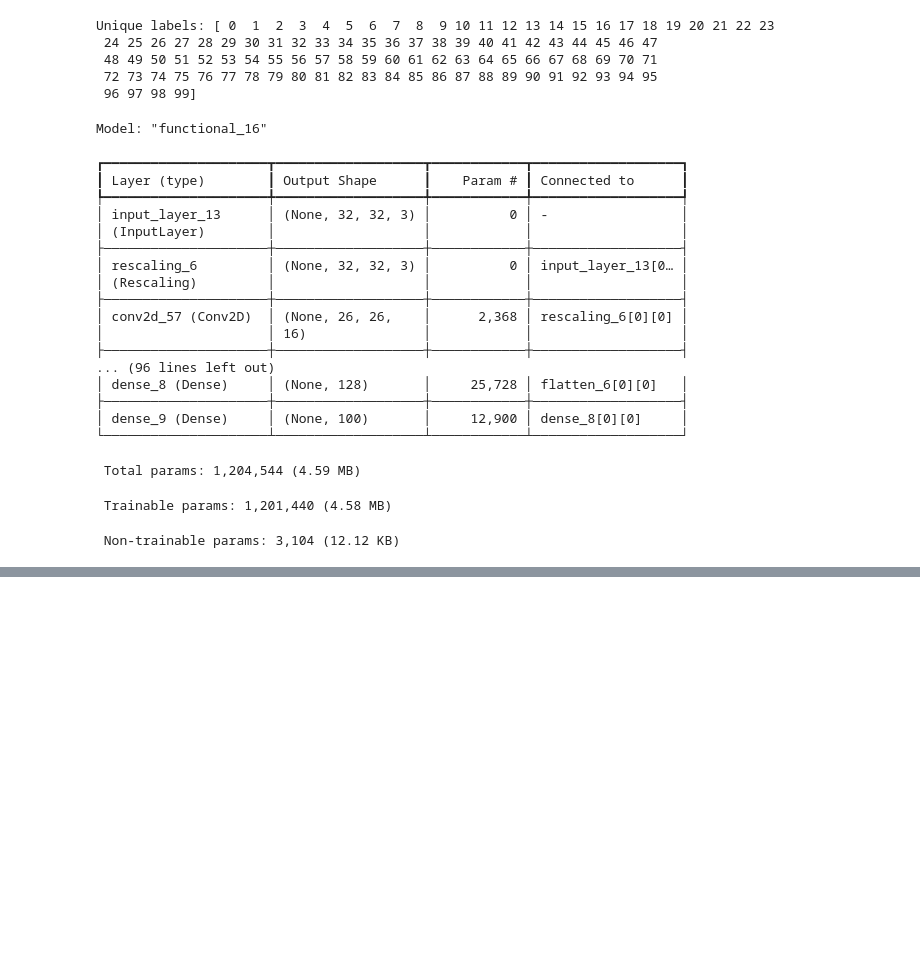
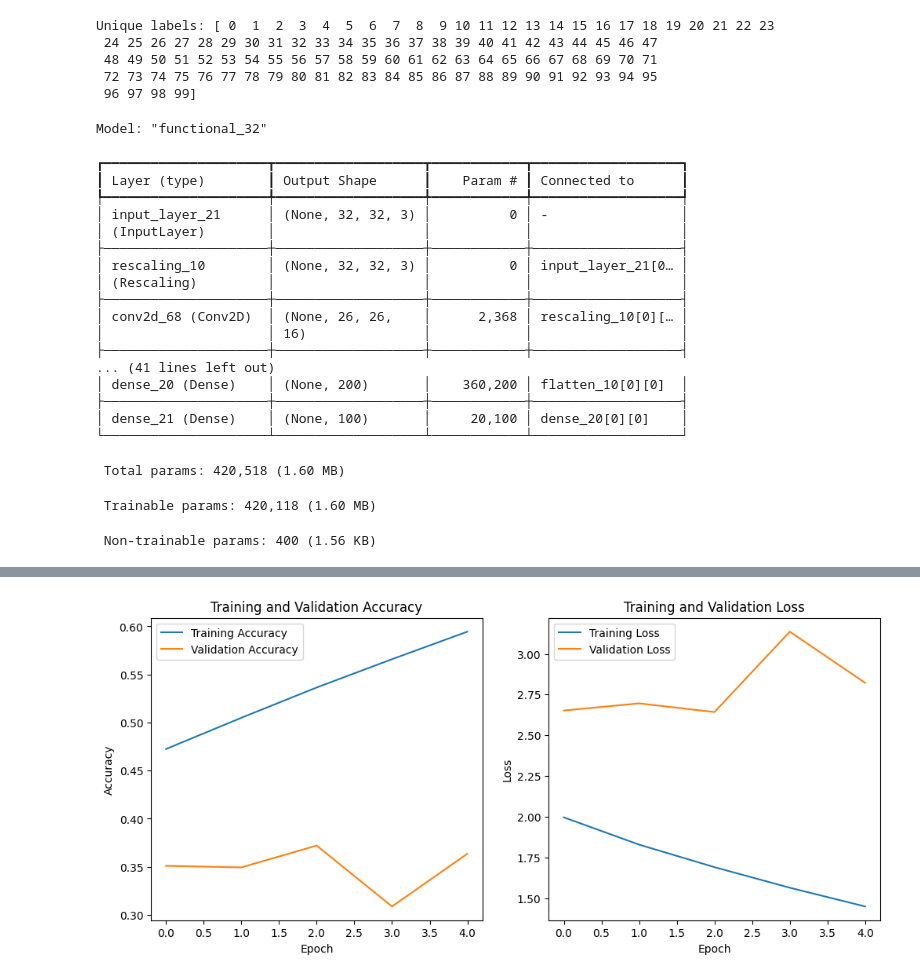
Before and after one commit to jon65/CNN_projects, a Jupyter notebook: assignment2 /task3/task3.ipynb, the cells around one changed output, grey strips where cells are left out. Drawn from its saved outputs; the diff is of its cells as text; code cells hidden in the pictures; blank space fills up the shorter version.

```diff
--- a/assignment2 /task3/task3.ipynb
+++ b/assignment2 /task3/task3.ipynb
@@ -57,23 +57,18 @@ def residual_block(x, filters, kernel_size, strides=(1, 1), padding='same'):
 # Define the model
 inputs = layers.Input(shape=(img_height, img_width, 3))
 x = data_augmentation(inputs)
-x = layers.Rescaling(1./255)(inputs)
+x = layers.Rescaling(1./255)(x)
 x = layers.Conv2D(16, (7, 7), strides=(1, 1), padding='valid', activation='relu')(x)
 x = layers.MaxPooling2D((2, 2), strides=(2, 2))(x)
 
 # Add residual blocks
-x = residual_block(x, filters=60, kernel_size=(3, 3))
+x = residual_block(x, filters=50, kernel_size=(3, 3))
 x = layers.MaxPooling2D((2, 2), strides=(2, 2))(x)
 
-x = residual_block(x, filters=128, kernel_size=(3, 3))
-x = layers.MaxPooling2D((2, 2), strides=(2, 2))(x)
-
-x = residual_block(x, filters=200, kernel_size=(3, 3))
-x = layers.MaxPooling2D((2, 2), strides=(2, 2))(x)
 x = layers.Dropout(0.2)(x) # 0 -> 1 -> dropout_rate=0.5
 
 x = layers.Flatten()(x)
-x = layers.Dense(128, activation='relu')(x)
+x = layers.Dense(200, activation='relu')(x)
 outputs = layers.Dense(num_classes)(x)
 
 model = Model(inputs, outputs)
@@ -86,32 +81,32 @@ Unique labels: [ 0  1  2  3  4  5  6  7  8  9 10 11 12 13 14 15 16 17 18 19 20 2
  48 49 50 51 52 53 54 55 56 57 58 59 60 61 62 63 64 65 66 67 68 69 70 71
  72 73 74 75 76 77 78 79 80 81 82 83 84 85 86 87 88 89 90 91 92 93 94 95
  96 97 98 99]
-Model: "functional_16"
+Model: "functional_32"
 ┏━━━━━━━━━━━━━━━━━━━━━┳━━━━━━━━━━━━━━━━━━━┳━━━━━━━━━━━━┳━━━━━━━━━━━━━━━━━━━┓
 ┃ Layer (type)        ┃ Output Shape      ┃    Param # ┃ Connected to      ┃
 ┡━━━━━━━━━━━━━━━━━━━━━╇━━━━━━━━━━━━━━━━━━━╇━━━━━━━━━━━━╇━━━━━━━━━━━━━━━━━━━┩
-│ input_layer_13      │ (None, 32, 32, 3) │          0 │ -                 │
+│ input_layer_21      │ (None, 32, 32, 3) │          0 │ -                 │
 │ (InputLayer)        │                   │            │                   │
 ├─────────────────────┼───────────────────┼────────────┼───────────────────┤
-│ rescaling_6         │ (None, 32, 32, 3) │          0 │ input_layer_13[0… │
+│ rescaling_10        │ (None, 32, 32, 3) │          0 │ input_layer_21[0… │
 │ (Rescaling)         │                   │            │                   │
 ├─────────────────────┼───────────────────┼────────────┼───────────────────┤
-│ conv2d_57 (Conv2D)  │ (None, 26, 26,    │      2,368 │ rescaling_6[0][0] │
+│ conv2d_68 (Conv2D)  │ (None, 26, 26,    │      2,368 │ rescaling_10[0][… │
 │                     │ 16)               │            │                   │
 ├─────────────────────┼───────────────────┼────────────┼───────────────────┤
-... (96 lines left out)
-│ dense_8 (Dense)     │ (None, 128)       │     25,728 │ flatten_6[0][0]   │
+... (41 lines left out)
+│ dense_20 (Dense)    │ (None, 200)       │    360,200 │ flatten_10[0][0]  │
 ├─────────────────────┼───────────────────┼────────────┼───────────────────┤
-│ dense_9 (Dense)     │ (None, 100)       │     12,900 │ dense_8[0][0]     │
+│ dense_21 (Dense)    │ (None, 100)       │     20,100 │ dense_20[0][0]    │
 └─────────────────────┴───────────────────┴────────────┴───────────────────┘
- Total params: 1,204,544 (4.59 MB)
+ Total params: 420,518 (1.60 MB)
- Trainable params: 1,201,440 (4.58 MB)
+ Trainable params: 420,118 (1.60 MB)
- Non-trainable params: 3,104 (12.12 KB)
+ Non-trainable params: 400 (1.56 KB)
 # %%
 model.compile(optimizer='adam',
               loss=tf.keras.losses.SparseCategoricalCrossentropy(from_logits=True),
               metrics=['accuracy'])
-epochs = 15
+epochs = 5
 history_bn_model_filter = model.fit(
   train_images,train_labels,
   validation_data=(test_images, test_labels),
@@ -126,7 +121,7 @@ test_loss, test_accuracy = model.evaluate(test_images, test_labels)
 print("Test Accuracy:", test_accuracy)
 
 #accuracy is 0.59
-
+model.save_weights('checkpoint_task3.weights.h5')
 # Plot the training and validation accuracy and loss
 plt.figure(figsize=(12, 5))
 
@@ -167,0 +160 @@ Epoch 8/15
+[figure, added]
```
Also changed, not shown: parts of 1 cell of this notebook, 2 other files.
